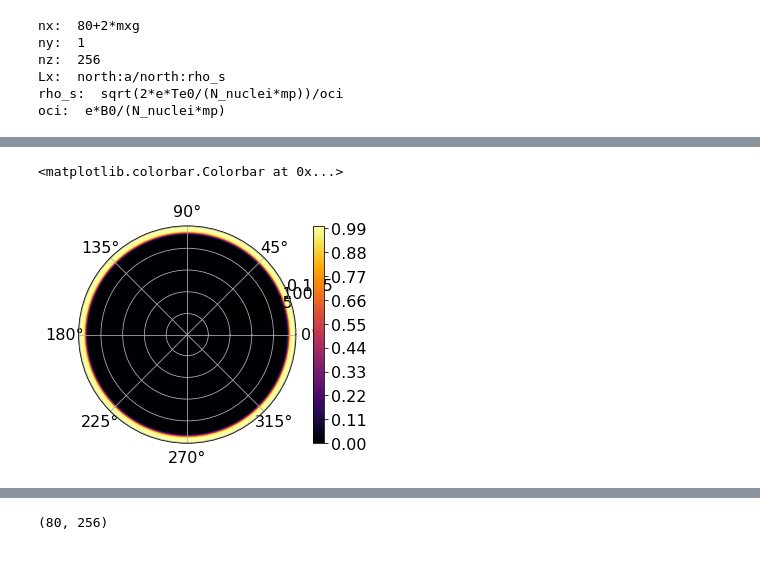
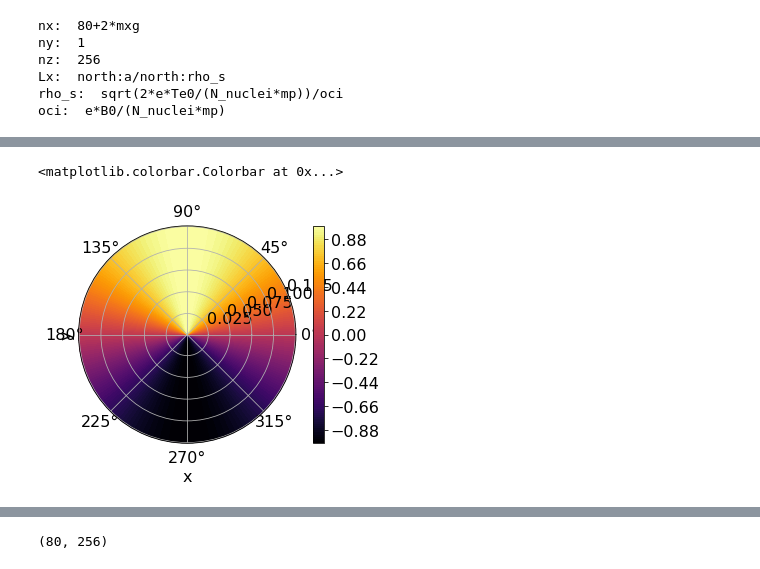
Before and after one commit to runehoejlund/north-simulation, a Jupyter notebook: data_analysis_Asbjorn.ipynb, the cells around one changed output, grey strips where cells are left out. Drawn from its saved outputs; the diff is of its cells as text; code cells hidden in the pictures.

Commit message:
New density source

```diff
--- a/data_analysis_Asbjorn.ipynb
+++ b/data_analysis_Asbjorn.ipynb
@@ -9,7 +9,7 @@ from boutdata.data import BoutData
 from boututils.datafile import DataFile
 from scipy import signal
 
-path        = './shared/NORTH/data_5150459/'
+path        = './shared/NORTH/data_5151457/'
 bdata = BoutData(path)
 outputs = bdata['outputs']
 options = bdata['options']
@@ -76,7 +76,7 @@ nz_inner = nz_all
 # %%
 #%% Read data
 
-field_list  = ['T', 'n', 'phi', 'vort','source_n', 'source_T','wall_shadow']
+field_list  = ['T', 'n', 'phi', 'vort','source_n', 'source_T','wall_shadow','sin_z_field','cos_z_over_x']
 par_list    = ['t_array']
 # fast_list_1   = ['t_array']
 # fast_list_2 = ['T4','n4','phi4']
@@ -140,8 +153,12 @@ rhos = np.linspace(Lr/(2*nx_inner), Lr+Lr/(2*nx_inner), nx_inner)
 # %%
+probe_pos = [0*a, 0.2*a, 0.4*a, 0.6*a, 0.8*a, 0.99*a]
+
 fig, ax = plt.subplots(subplot_kw={'projection': 'polar'})
 
-plot0 = ax.contourf(thetas, rhos, data['wall_shadow'][ :, :, :].squeeze(), 100, cmap = 'inferno')
+plot0 = ax.contourf(thetas, rhos, data['sin_z_field'][:, 0, :], 100, cmap = 'inferno')
+ax.set_xlabel('x')
+ax.set_ylabel('y')
 plt.colorbar(plot0, ax=ax)
 # %% [output]
 <matplotlib.colorbar.Colorbar at 0x...>
-[figure, old version]
+[figure, new version]
```
Also changed, not shown: parts of 13 cells of this notebook, 2 other files.
